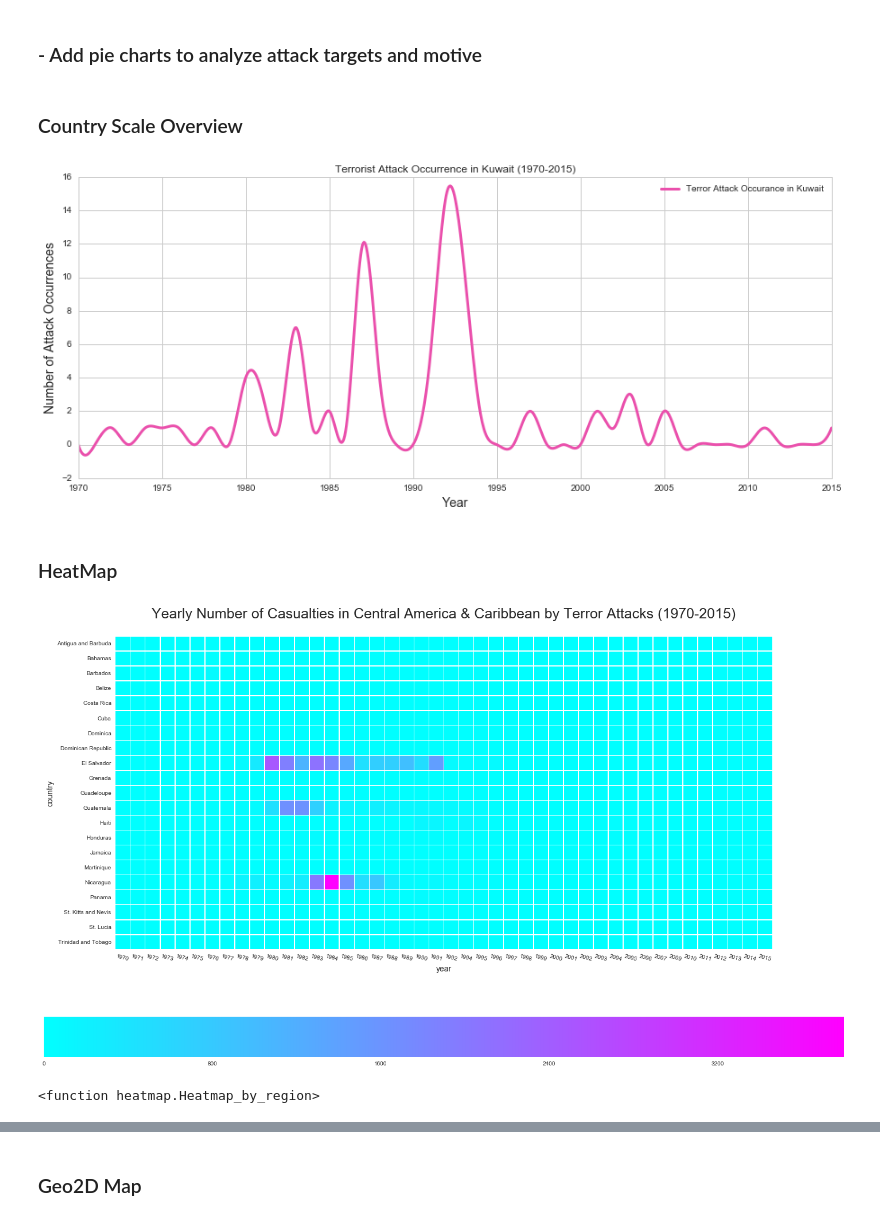
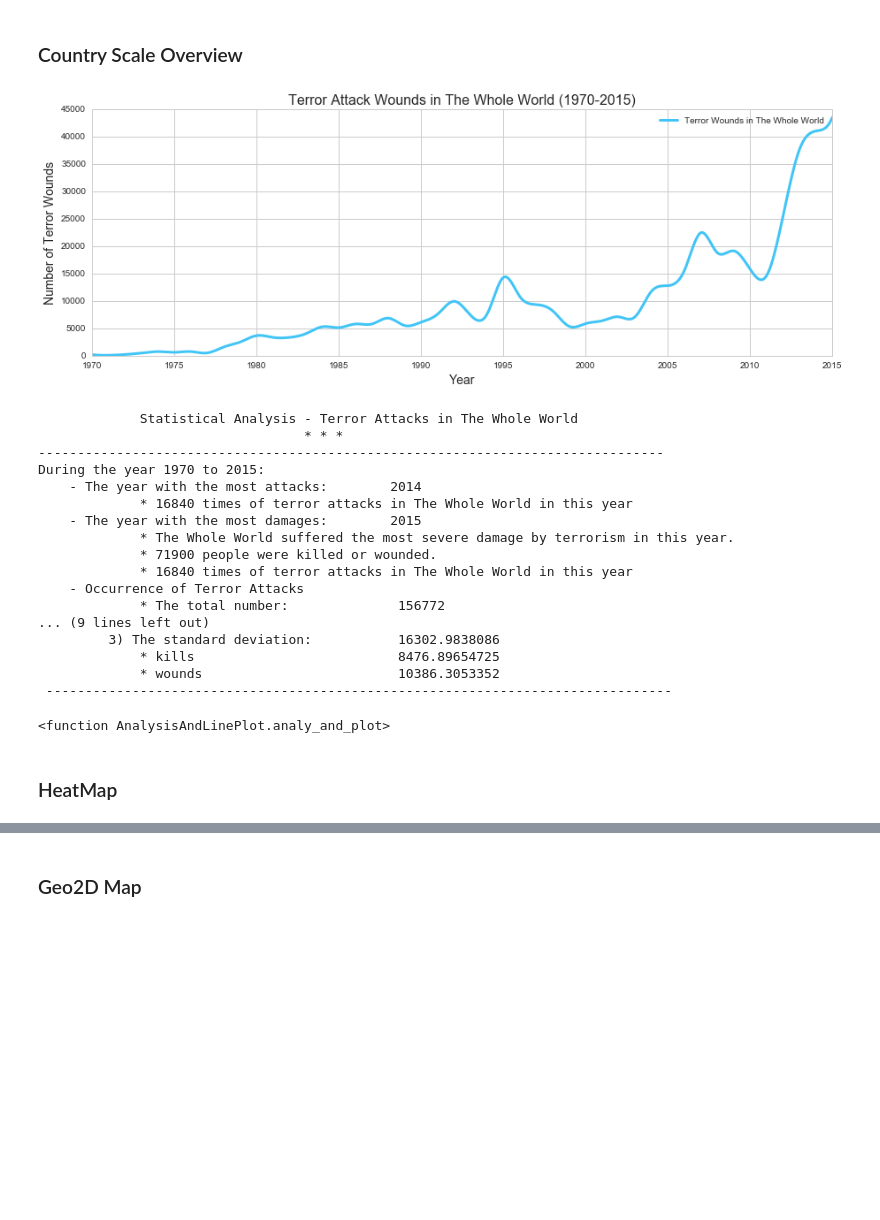
Before and after one commit to ICT4SD/Terrorism_Analysis, a Jupyter notebook: IVIS/package/Final Draft - IVIS Project (Viola's Part).ipynb, the cells around one changed output, grey strips where cells are left out. Drawn from its saved outputs; the diff is of its cells as text; code cells hidden in the pictures; blank space fills up the shorter version.

```diff
--- a/IVIS/package/Final Draft - IVIS Project (Viola's Part).ipynb
+++ b/IVIS/package/Final Draft - IVIS Project (Viola's Part).ipynb
@@ -6,4 +4,2 @@
-# %% [markdown]
-### - Add pie charts to analyze attack targets and motive
 # %%
 %matplotlib inline
@@ -17,13 +7,26 @@ from UserError import *
 # %% [markdown]
 ### Country Scale Overview
-# %%
-Display_Your_LinePlot()
-# %% [output]
-[figure, removed]
+# %%
+IVIS_AL()
+# %% [output]
+[figure, added]
+             Statistical Analysis - Terror Attacks in The Whole World
+                                  * * *
+--------------------------------------------------------------------------------
+During the year 1970 to 2015:
+    - The year with the most attacks:        2014
+             * 16840 times of terror attacks in The Whole World in this year
+    - The year with the most damages:        2015
+             * The Whole World suffered the most severe damage by terrorism in this year.
+             * 71900 people were killed or wounded.
+             * 16840 times of terror attacks in The Whole World in this year
+    - Occurrence of Terror Attacks
+             * The total number:              156772
+... (9 lines left out)
+         3) The standard deviation:           16302.9838086
+             * kills                          8476.89654725
+             * wounds                         10386.3053352
+ --------------------------------------------------------------------------------
+<function AnalysisAndLinePlot.analy_and_plot>
 # %% [markdown]
 ### HeatMap
-# %%
-Display_Your_Heatmap()
-# %% [output]
-[figure, removed]
-<function heatmap.Heatmap_by_region>
```
Also changed, not shown: parts of 11 cells of this notebook, 6 other files.
